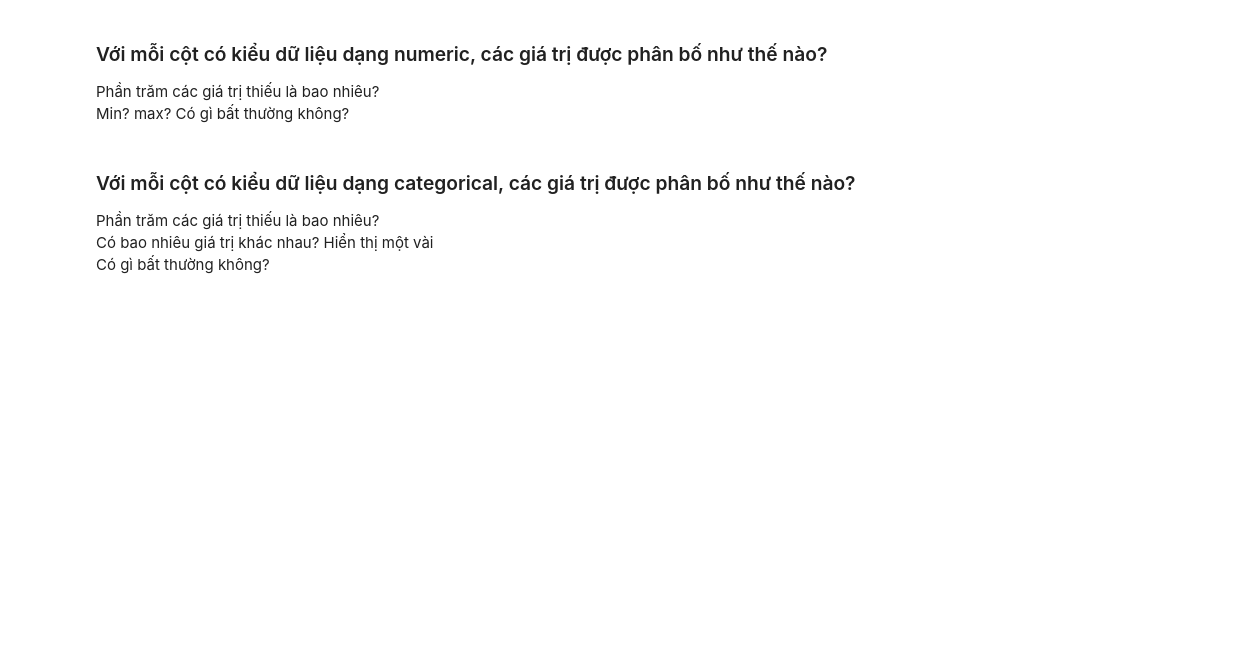
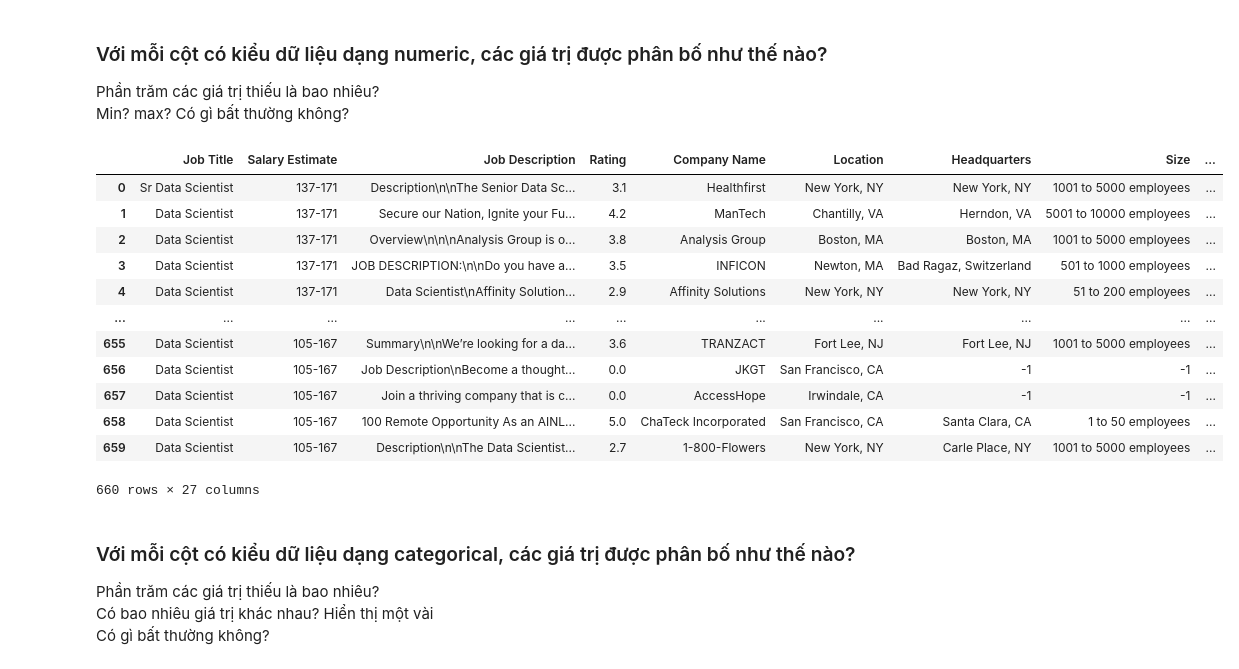
Before and after one commit to fminhtu/P4DS-FinalProject, a Jupyter notebook: Final.ipynb, the cells around one changed output. Drawn from its saved outputs; the diff is of its cells as text; code cells hidden in the pictures; blank space fills up the shorter version.

```diff
--- a/Final.ipynb
+++ b/Final.ipynb
@@ -47,6 +116,27 @@ Dữ liệu này được thu thập bằng cách Web scrapping, Data cleaning &
 ### Với mỗi cột có kiểu dữ liệu dạng numeric, các giá trị được phân bố như thế nào?
 Phần trăm các giá trị thiếu là bao nhiêu?
 Min? max? Có gì bất thường không?
+# %%
+# lấy tất cả các cột có dữ liệu numeric
+numeric_cols = raw_data.select_dtypes(include=np.number)
+numeric_cols.dtypes
+
+numeric_cols.iloc[:, ].dropna()
+raw_data
+# %% [output]
+|  | Job Title | Salary Estimate | Job Description | Rating | Company Name | Location | Headquarters | Size | ... |
+| 0 | Sr Data Scientist | 137-171 | Description\n\nThe Senior Data Sc... | 3.1 | Healthfirst | New York, NY | New York, NY | 1001 to 5000 employees | ... |
+| 1 | Data Scientist | 137-171 | Secure our Nation, Ignite your Fu... | 4.2 | ManTech | Chantilly, VA | Herndon, VA | 5001 to 10000 employees | ... |
+| 2 | Data Scientist | 137-171 | Overview\n\n\nAnalysis Group is o... | 3.8 | Analysis Group | Boston, MA | Boston, MA | 1001 to 5000 employees | ... |
+| 3 | Data Scientist | 137-171 | JOB DESCRIPTION:\n\nDo you have a... | 3.5 | INFICON | Newton, MA | Bad Ragaz, Switzerland | 501 to 1000 employees | ... |
+| 4 | Data Scientist | 137-171 | Data Scientist\nAffinity Solution... | 2.9 | Affinity Solutions | New York, NY | New York, NY | 51 to 200 employees | ... |
+| ... | ... | ... | ... | ... | ... | ... | ... | ... | ... |
+| 655 | Data Scientist | 105-167 | Summary\n\nWe’re looking for a da... | 3.6 | TRANZACT | Fort Lee, NJ | Fort Lee, NJ | 1001 to 5000 employees | ... |
+| 656 | Data Scientist | 105-167 | Job Description\nBecome a thought... | 0.0 | JKGT | San Francisco, CA | -1 | -1 | ... |
+| 657 | Data Scientist | 105-167 | Join a thriving company that is c... | 0.0 | AccessHope | Irwindale, CA | -1 | -1 | ... |
+| 658 | Data Scientist | 105-167 | 100 Remote Opportunity As an AINL... | 5.0 | ChaTeck Incorporated | San Francisco, CA | Santa Clara, CA | 1 to 50 employees | ... |
+| 659 | Data Scientist | 105-167 | Description\n\nThe Data Scientist... | 2.7 | 1-800-Flowers | New York, NY | Carle Place, NY | 1001 to 5000 employees | ... |
+660 rows × 27 columns
 # %% [markdown]
 ### Với mỗi cột có kiểu dữ liệu dạng categorical, các giá trị được phân bố như thế nào?
 Phần trăm các giá trị thiếu là bao nhiêu?
```
Also changed, not shown: parts of 9 cells of this notebook.
